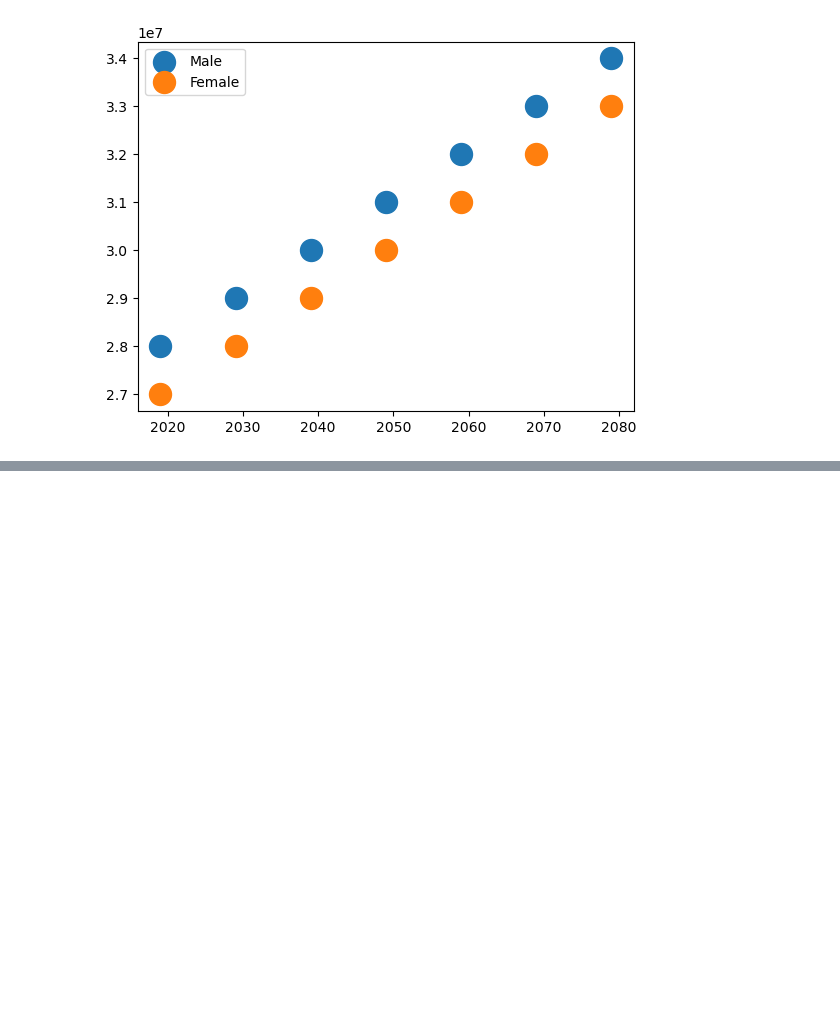
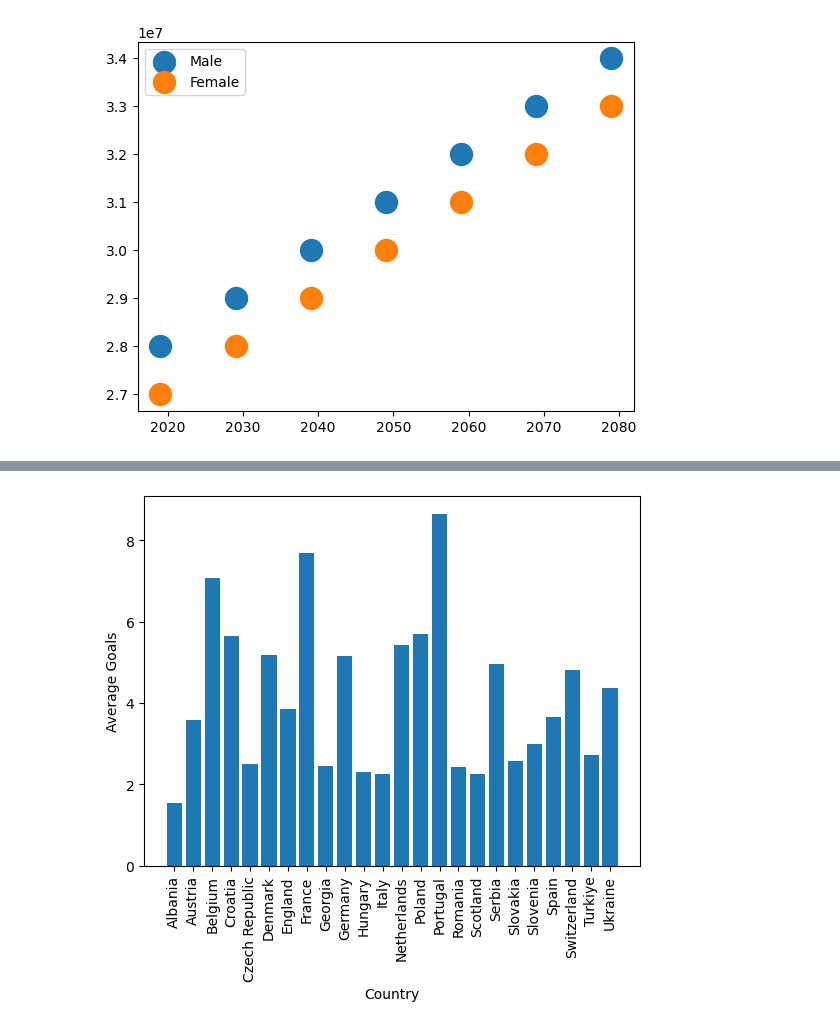
Before and after one commit to rishicares/Python-with-Data-Science, a Jupyter notebook: Day_11.ipynb, the cells around one changed output, grey strips where cells are left out. Saved outputs shown, nothing was run; the diff lists cells and outputs as text; code cells hidden in the pictures; blank space fills up the shorter version.

```diff
--- a/Day_11.ipynb
+++ b/Day_11.ipynb
@@ -167,0 +228,10 @@ plt.legend()
+# %%
+goals_per_country = data.groupby('Country')['Goals'].mean()
+
+plt.bar(goals_per_country.index, goals_per_country.values)
+plt.xlabel('Country')
+plt.ylabel('Average Goals')
+plt.xticks(rotation=90)
+plt.show()
+# %% [output]
+[figure, added]
```
Also changed, not shown: parts of 8 cells of this notebook.
